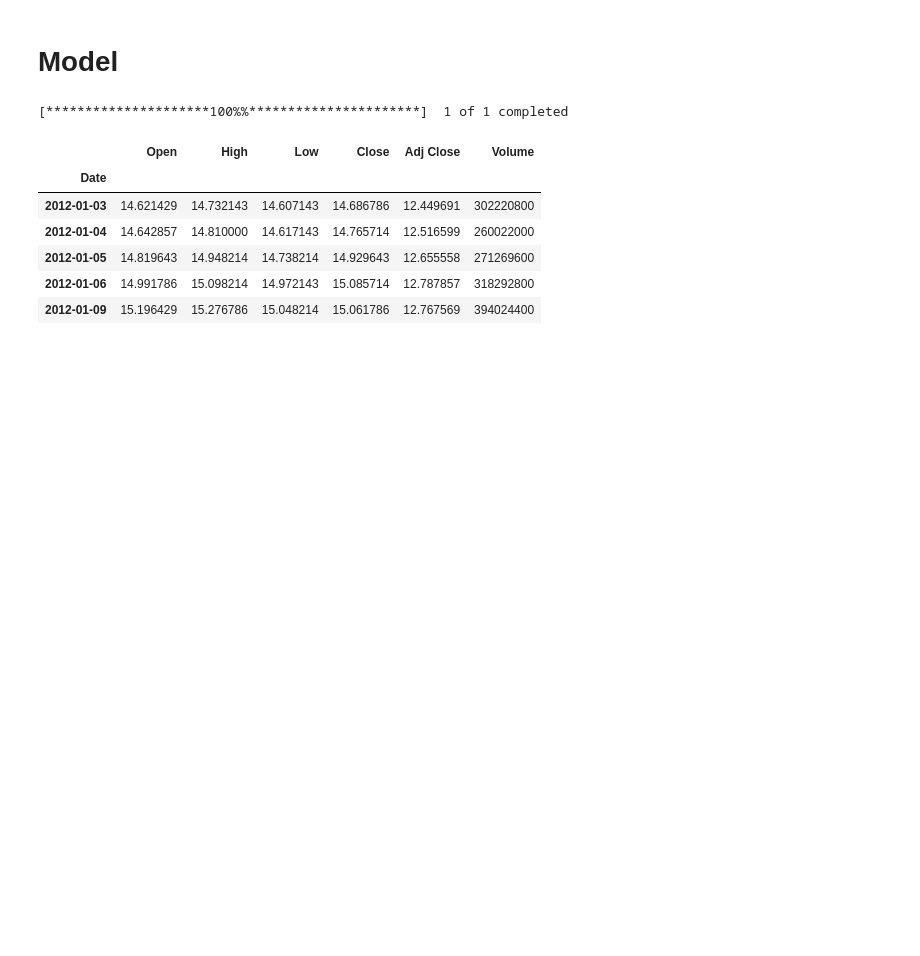
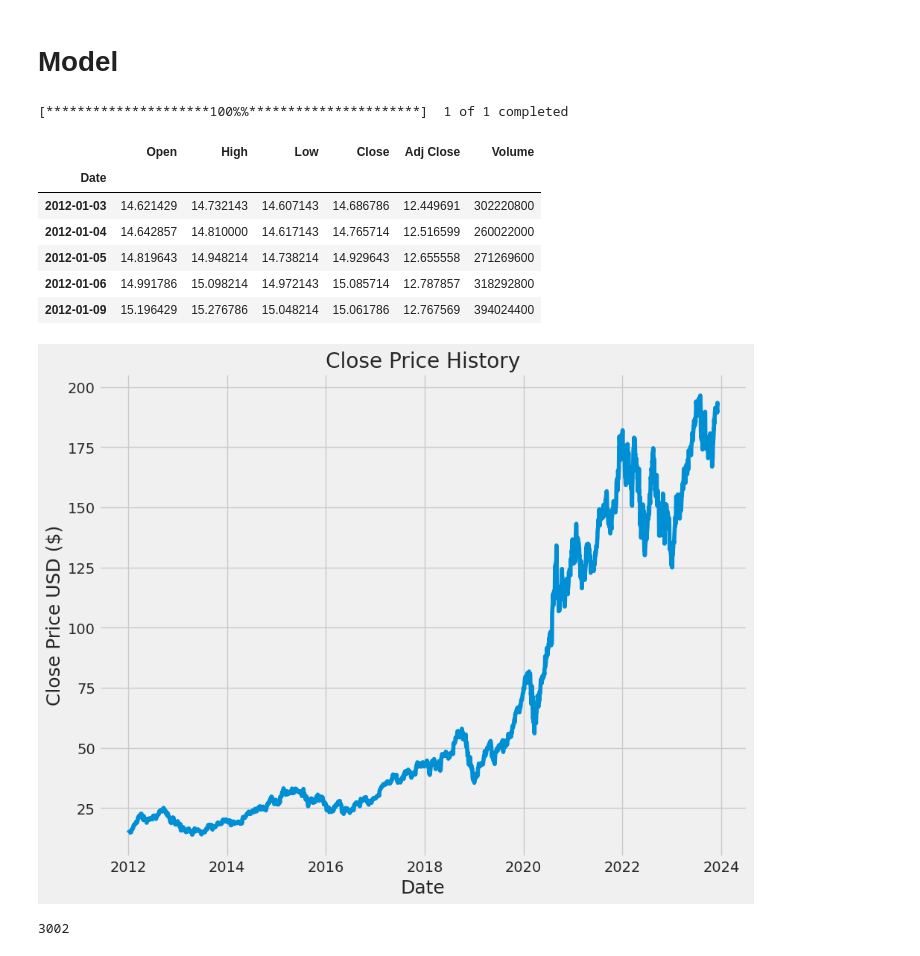
Before and after one commit to rajeshtudu/Stock_Analysis_And_Prediction, a Jupyter notebook: Stock_Market_Analysis_and_Prediction_Using_LSTM.ipynb, the cells around one changed output. Drawn from its saved outputs; the diff is of its cells as text; code cells hidden in the pictures; blank space fills up the shorter version.

```diff
--- a/Stock_Market_Analysis_and_Prediction_Using_LSTM.ipynb
+++ b/Stock_Market_Analysis_and_Prediction_Using_LSTM.ipynb
@@ -295,3 +295,26 @@ df.head()
 | 2012-01-05 | 14.819643 | 14.948214 | 14.738214 | 14.929643 | 12.655558 | 271269600 |
 | 2012-01-06 | 14.991786 | 15.098214 | 14.972143 | 15.085714 | 12.787857 | 318292800 |
 | 2012-01-09 | 15.196429 | 15.276786 | 15.048214 | 15.061786 | 12.767569 | 394024400 |
+# %%
+# closing price history
+plt.figure(figsize = (10,8))
+plt.title('Close Price History')
+plt.plot(df['Close'])
+plt.xlabel('Date', fontsize = 18)
+plt.ylabel('Close Price USD ($)', fontsize = 18)
+plt.show()
+# %% [output]
+[figure, added]
+# %%
+# Creating new dataframe with only close column
+data = df.filter(['Close'])
+
+# Convert the dataframe into numpy array
+dataset = data.values
+
+# Get the number of rows to train the model
+training_data_len = int(np.ceil(len(dataset * 95)))
+
+training_data_len
+# %% [output]
+3002
```
Also changed, not shown: parts of 2 cells of this notebook.
